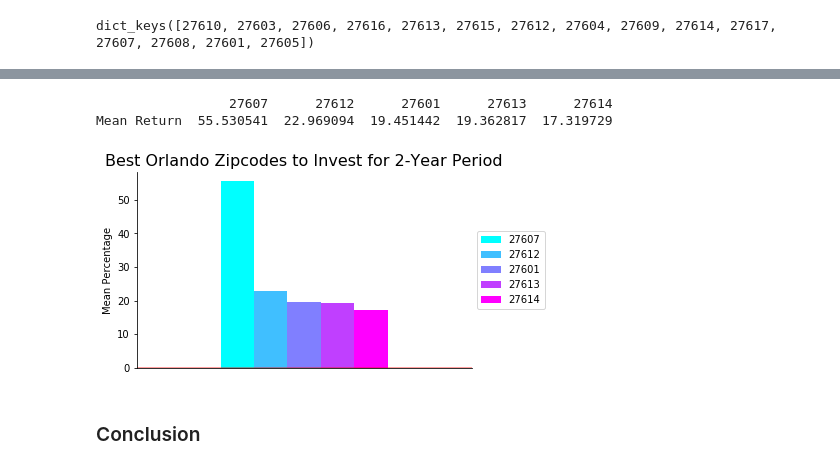
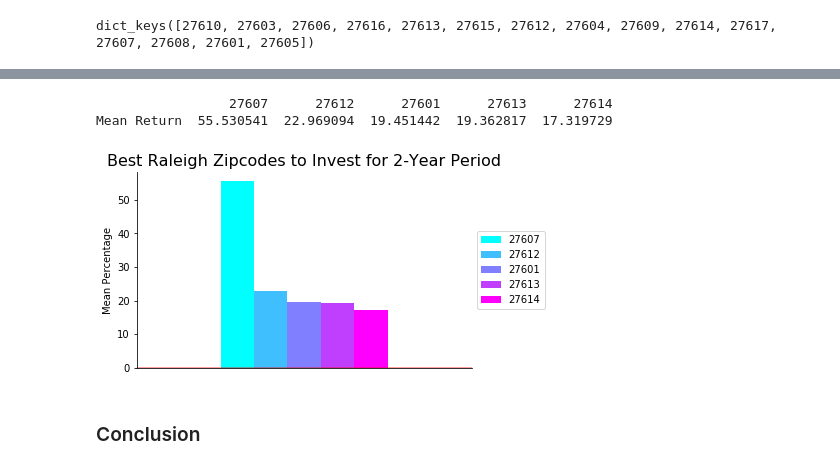
Before and after one commit to umapalam/dsc-mod-4-project-online-ds-pt-071519, a Jupyter notebook: Mod 4 Project Final .ipynb, the cells around one changed output, grey strips where cells are left out. Drawn from its saved outputs; the diff is of its cells as text; code cells hidden in the pictures.

Commit message:
updated plot name

```diff
--- a/Mod 4 Project Final .ipynb
+++ b/Mod 4 Project Final .ipynb
@@ -878,11 +878,11 @@ fig.show()
 raleigh_2years_returns = calculate_returns(raleigh_dict, years=2)
 # %%
 # filter the zipcodes with the highest mean return
-raleigh_2years_filtered = filter_zipcodes(raleigh_2years_returns, years=2, city='Orlando')
+raleigh_2years_filtered = filter_zipcodes(raleigh_2years_returns, years=2, city='Raleigh')
 # %% [output]
                  27607      27612      27601      27613      27614
 Mean Return  55.530541  22.969094  19.451442  19.362817  17.319729
-[figure, old version]
+[figure, new version]
 # %% [markdown]
 ### Conclusion
 # %% [markdown]
```
